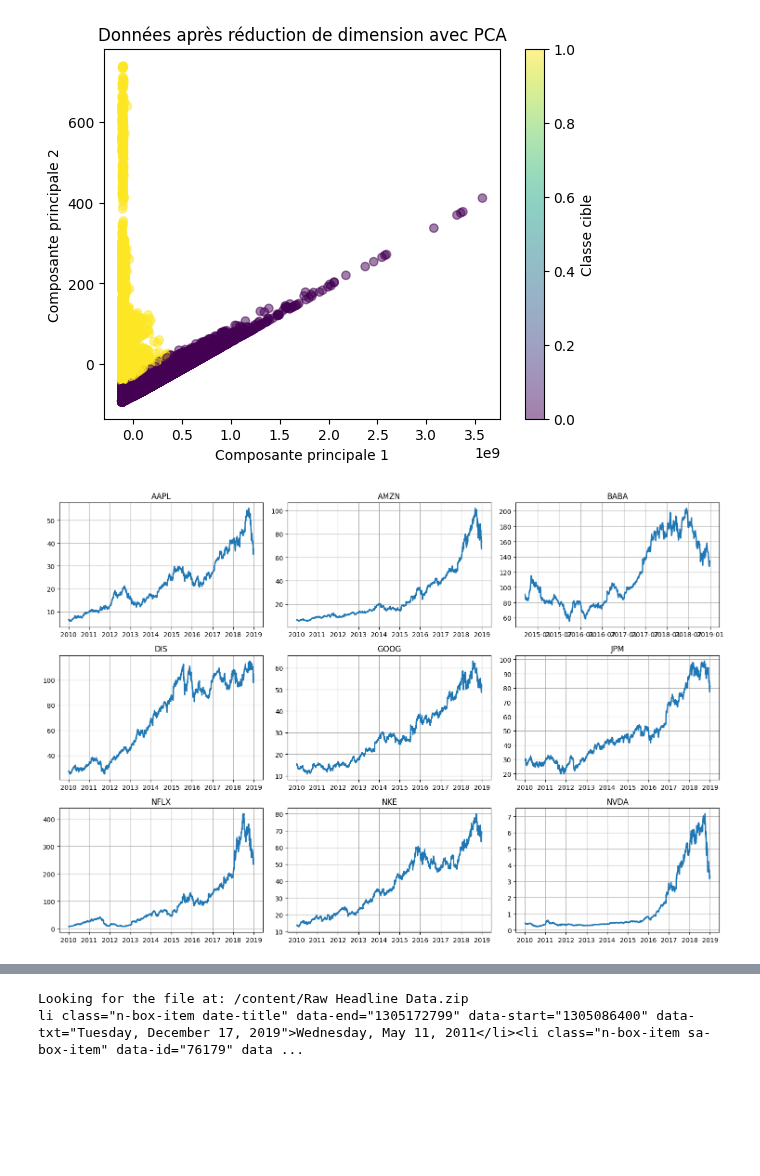
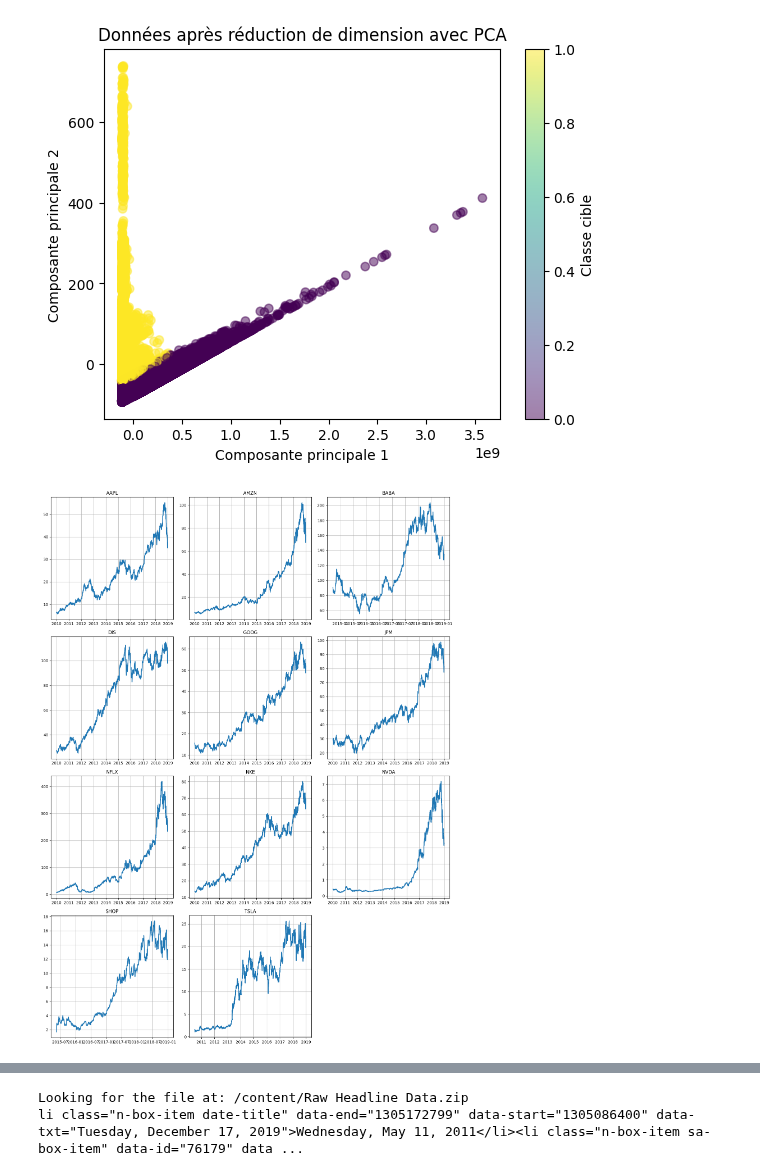
Before and after one commit to GaetanAm/Sentiment-Analysis-and-Impact-on-Financial-Markets, a Jupyter notebook: notebooks/Stage_2.ipynb, the cells around one changed output, grey strips where cells are left out. Saved outputs shown, nothing was run; the diff lists cells and outputs as text; code cells hidden in the pictures; blank space fills up the shorter version.

```diff
--- a/notebooks/Stage_2.ipynb
+++ b/notebooks/Stage_2.ipynb
@@ -148,21 +148,34 @@ plt.show()
 # %% [output]
 [figure]
 # %%
-# Regrouper par 'ticker' et tracer les séries
-fig, axes = plt.subplots(nrows=3, ncols=3, figsize=(15, 10))
+import math
+
+# Calculer le nombre de tickers
+tickers = list(df['ticker'].unique())
+num_tickers = len(tickers)
+
+# Déterminer les dimensions de la grille
+cols = 3  # Fixer le nombre de colonnes
+rows = math.ceil(num_tickers / cols)  # Calculer dynamiquement le nombre de lignes
+
+# Créer la grille avec le bon nombre de sous-graphiques
+fig, axes = plt.subplots(nrows=rows, ncols=cols, figsize=(15, 5 * rows))
 axes = axes.flatten()
 
+# Tracer les séries par ticker
 for idx, (ticker, group) in enumerate(df.groupby('ticker')):
-    if idx >= len(axes):
-        break
     axes[idx].plot(group['Close'], linewidth=2, label=ticker)
     axes[idx].set_title(ticker)
     axes[idx].grid(True)
 
+# Désactiver les axes inutilisés (si les sous-graphiques dépassent le nombre de tickers)
+for ax in axes[num_tickers:]:
+    ax.axis('off')
+
 plt.tight_layout()
 plt.show()
 # %% [output]
-[figure, old version]
+[figure, new version]
 # %%
 from google.colab import files
 uploaded = files.upload()
```
Also changed, not shown: parts of 2 cells of this notebook.
